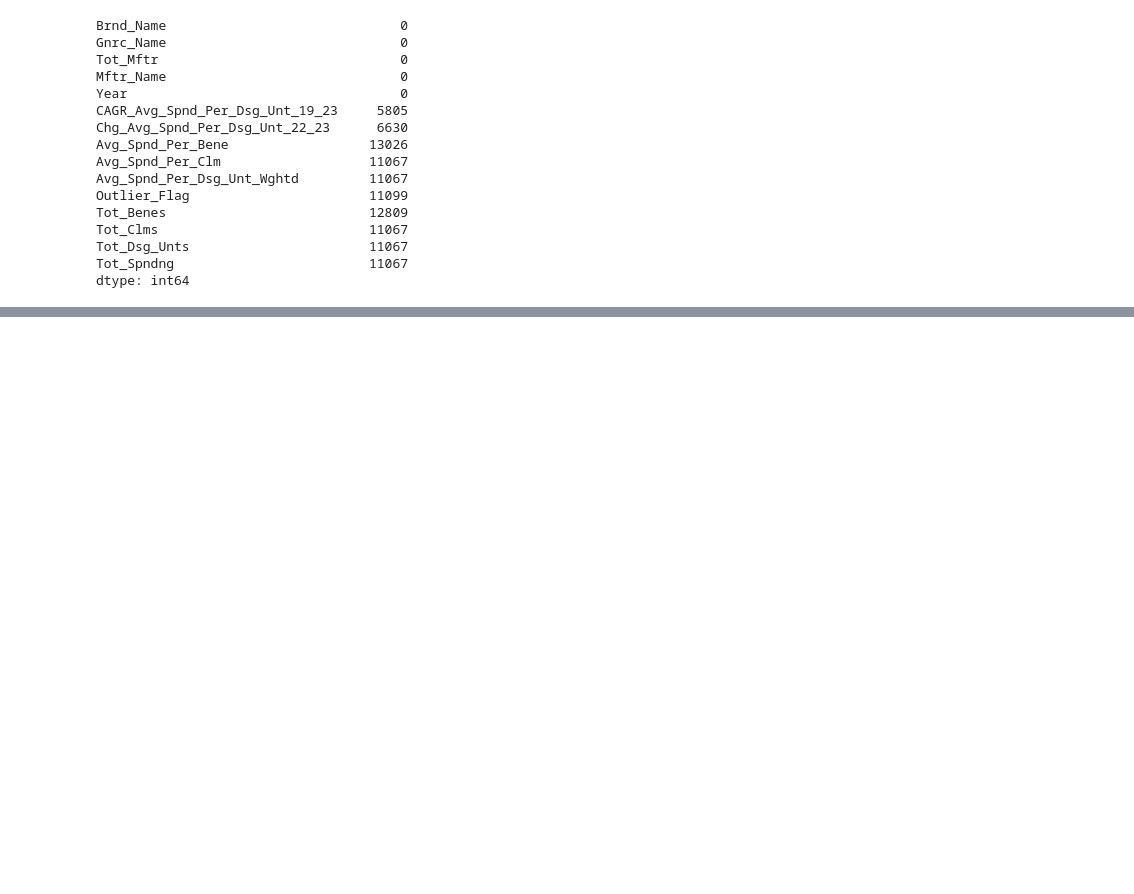
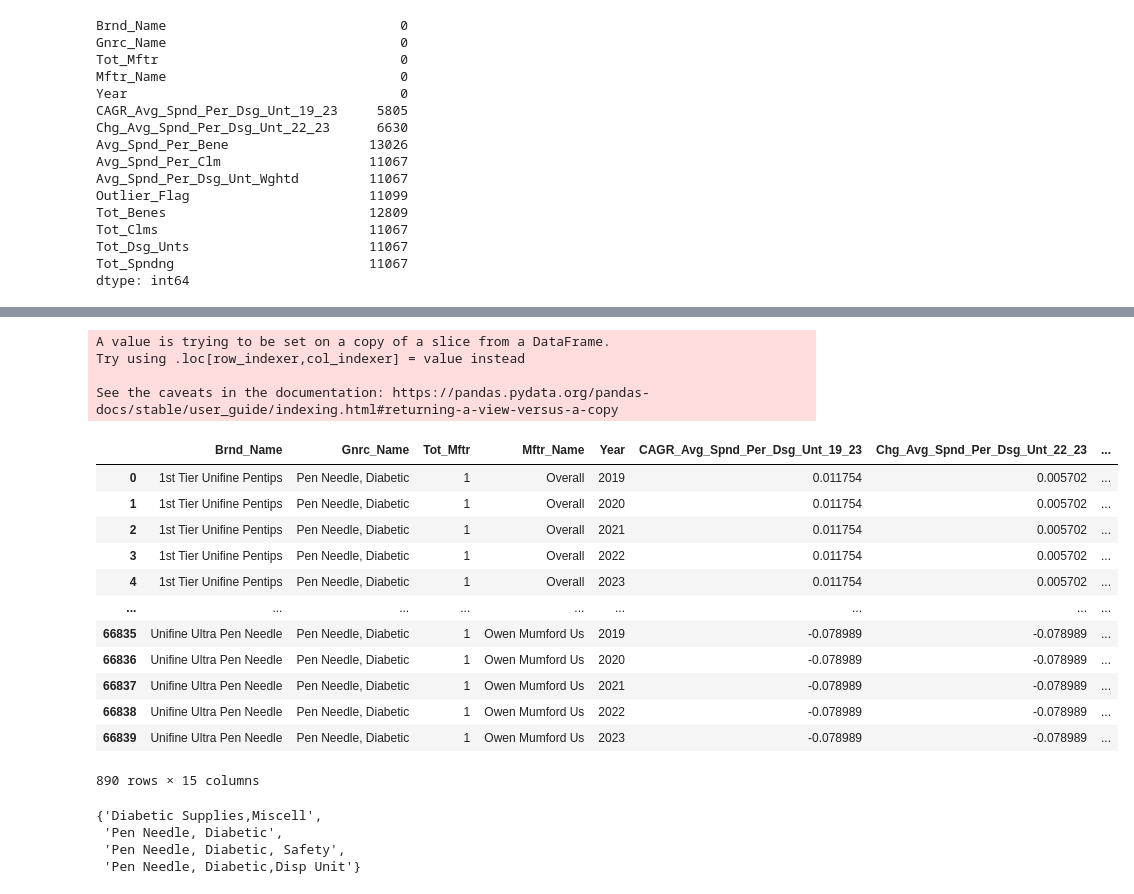
Before and after one commit to spyan27/ds4200_project, a Jupyter notebook: data.cleaning.ipynb, the cells around one changed output, grey strips where cells are left out. Saved outputs shown, nothing was run; the diff lists cells and outputs as text; code cells hidden in the pictures; blank space fills up the shorter version.

```diff
--- a/data.cleaning.ipynb
+++ b/data.cleaning.ipynb
@@ -127,0 +136,70 @@ df_long.shape
+# %%
+# to-do's: --------- turn this interactive somehow (maybe make this Tableau?)
+N = 20
+
+df_filter = df_plot[df_plot['Mftr_Name'] != 'Overall']
+
+# (Optional) filter top manufacturers by total spending
+top_mfrs = (
+    df_filter.groupby("Mftr_Name")["Tot_Spndng"]
+    .sum()
+    .nlargest(N)
+    .index
+)
+df_top = df_filter[df_filter["Mftr_Name"].isin(top_mfrs)]
+
+# Create the treemap
+fig = px.treemap(
+    df_top,
+    path=["Mftr_Name", "Brnd_Name"],     # hierarchy: manufacturer → brand
+    values="Tot_Spndng",                # rectangle size = total spending
+    color="Avg_Spnd_Per_Dsg_Unt_Wghtd",             # color = average unit price
+    color_continuous_scale="Viridis",   # any Plotly color scale
+    hover_data={
+        "Tot_Spndng": ":,.0f",          # show formatted spending
+        "Avg_Spnd_Per_Dsg_Unt_Wghtd": ":,.2f",
+        "Outlier_Flag": True
+    },
+    title=f"Drug Price Differences by Manufacturer (Top {N} Manufacturers)"
+)
+
+# Optional layout adjustments
+fig.update_layout(
+    title_font_size=18,
+    margin=dict(t=50, l=25, r=25, b=25)
+)
+
+fig.show()
+# %% [output]
+A value is trying to be set on a copy of a slice from a DataFrame.
+Try using .loc[row_indexer,col_indexer] = value instead
+
+See the caveats in the documentation: https://pandas.pydata.org/pandas-docs/stable/user_guide/indexing.html#returning-a-view-versus-a-copy
+# %%
+# experiment with filtering by condition within the gnrc_name
+conditions = ['diabetic', 'diabeties', 'cancer']
+
+df_conditions = df_long[df_long['Gnrc_Name']
+                      .str.contains('|'.join(conditions), case=False, na=False)]
+df_conditions
+# %% [output]
+|  | Brnd_Name | Gnrc_Name | Tot_Mftr | Mftr_Name | Year | CAGR_Avg_Spnd_Per_Dsg_Unt_19_23 | Chg_Avg_Spnd_Per_Dsg_Unt_22_23 | ... |
+| 0 | 1st Tier Unifine Pentips | Pen Needle, Diabetic | 1 | Overall | 2019 | 0.011754 | 0.005702 | ... |
+| 1 | 1st Tier Unifine Pentips | Pen Needle, Diabetic | 1 | Overall | 2020 | 0.011754 | 0.005702 | ... |
+| 2 | 1st Tier Unifine Pentips | Pen Needle, Diabetic | 1 | Overall | 2021 | 0.011754 | 0.005702 | ... |
+| 3 | 1st Tier Unifine Pentips | Pen Needle, Diabetic | 1 | Overall | 2022 | 0.011754 | 0.005702 | ... |
+| 4 | 1st Tier Unifine Pentips | Pen Needle, Diabetic | 1 | Overall | 2023 | 0.011754 | 0.005702 | ... |
+| ... | ... | ... | ... | ... | ... | ... | ... | ... |
+| 66835 | Unifine Ultra Pen Needle | Pen Needle, Diabetic | 1 | Owen Mumford Us | 2019 | -0.078989 | -0.078989 | ... |
+| 66836 | Unifine Ultra Pen Needle | Pen Needle, Diabetic | 1 | Owen Mumford Us | 2020 | -0.078989 | -0.078989 | ... |
+| 66837 | Unifine Ultra Pen Needle | Pen Needle, Diabetic | 1 | Owen Mumford Us | 2021 | -0.078989 | -0.078989 | ... |
+| 66838 | Unifine Ultra Pen Needle | Pen Needle, Diabetic | 1 | Owen Mumford Us | 2022 | -0.078989 | -0.078989 | ... |
+| 66839 | Unifine Ultra Pen Needle | Pen Needle, Diabetic | 1 | Owen Mumford Us | 2023 | -0.078989 | -0.078989 | ... |
+890 rows × 15 columns
+# %%
+set(df_conditions['Gnrc_Name'].to_list())
+# %% [output]
+{'Diabetic Supplies,Miscell',
+ 'Pen Needle, Diabetic',
+ 'Pen Needle, Diabetic, Safety',
+ 'Pen Needle, Diabetic,Disp Unit'}
```
Also changed, not shown: parts of 13 cells of this notebook, 2 other files.
